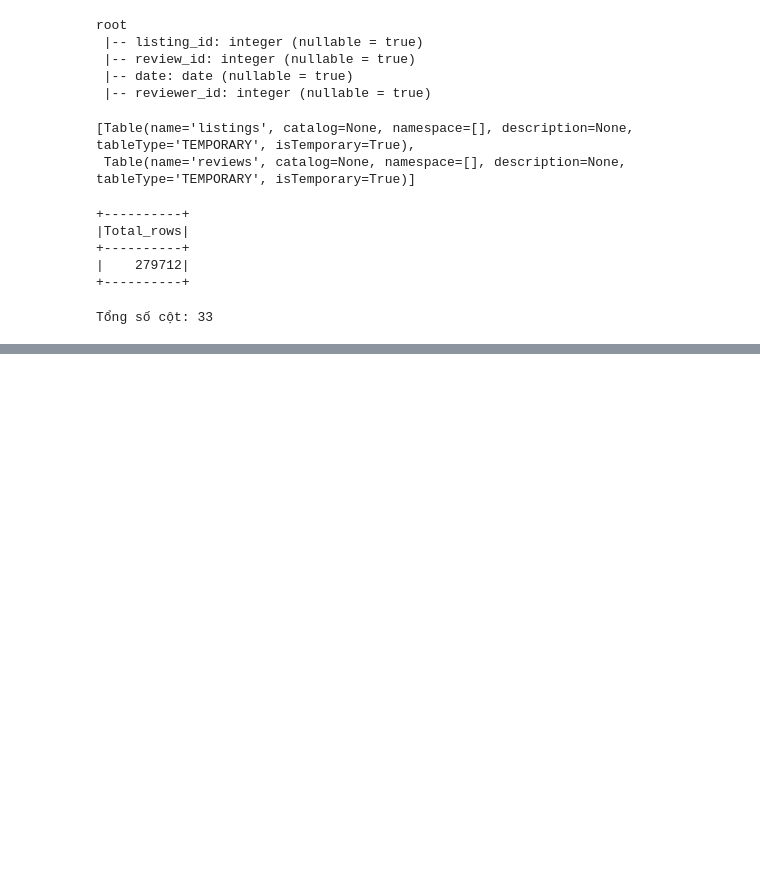
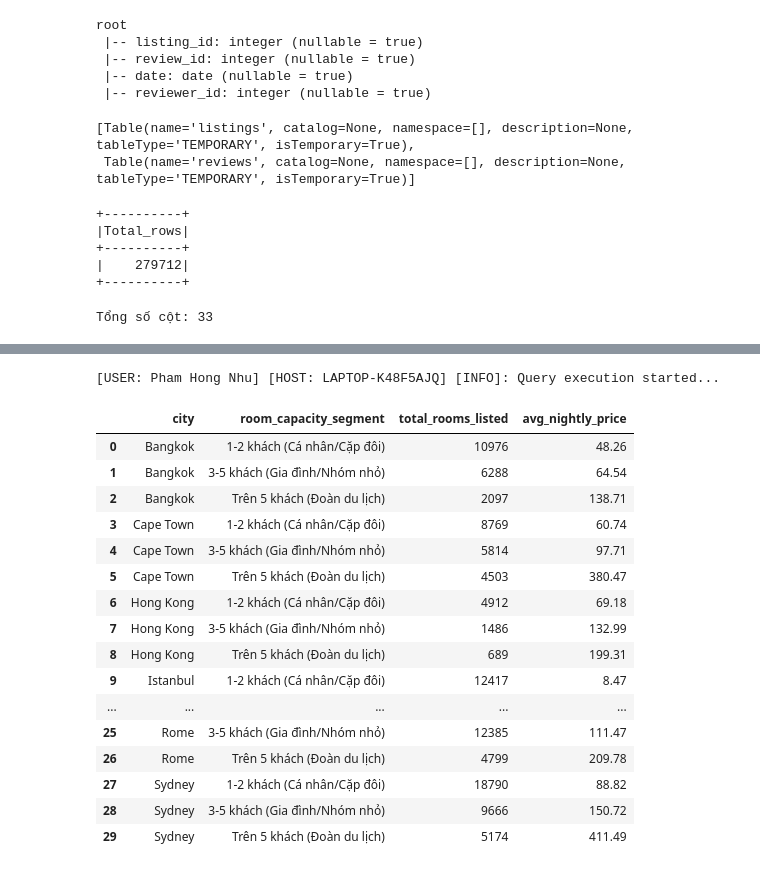
Before and after one commit to nhupham31231022752/N17_DuLieuLonVaUngDung, a Jupyter notebook: src/Airbnb_SparkSQL.ipynb, the cells around one changed output, grey strips where cells are left out. Cells and saved outputs as stored; diff of their text form; code cells hidden in the pictures; blank space fills up the shorter version.

Commit message:
Cap nhat cau truy van 2,3,7

```diff
--- a/src/Airbnb_SparkSQL.ipynb
+++ b/src/Airbnb_SparkSQL.ipynb
@@ -155,0 +182,40 @@ Tổng số cột: 33
+# %%
+# Câu truy vấn 3: Cơ cấu nguồn cung phòng và giá thuê theo quy mô sức chứa khách tại từng thành phố
+print(f"{get_system_context()} [INFO]: Query execution started...")
+spark.sql("""SELECT
+   city,
+   CASE
+       WHEN accommodates <= 2 THEN '1-2 khách (Cá nhân/Cặp đôi)'
+       WHEN accommodates BETWEEN 3 AND 5 THEN '3-5 khách (Gia đình/Nhóm nhỏ)'
+       ELSE 'Trên 5 khách (Đoàn du lịch)'
+   END AS room_capacity_segment,
+   COUNT(listing_id) AS total_rooms_listed,
+   ROUND(AVG(price_usd), 2) AS avg_nightly_price
+FROM listings
+WHERE accommodates IS NOT NULL
+GROUP BY city,
+   CASE
+       WHEN accommodates <= 2 THEN '1-2 khách (Cá nhân/Cặp đôi)'
+       WHEN accommodates BETWEEN 3 AND 5 THEN '3-5 khách (Gia đình/Nhóm nhỏ)'
+       ELSE 'Trên 5 khách (Đoàn du lịch)'
+   END
+ORDER BY city,room_capacity_segment ASC;""").toPandas()
+# %% [output]
+[USER: Pham Hong Nhu] [HOST: LAPTOP-K48F5AJQ] [INFO]: Query execution started...
+|  | city | room_capacity_segment | total_rooms_listed | avg_nightly_price |
+| 0 | Bangkok | 1-2 khách (Cá nhân/Cặp đôi) | 10976 | 48.26 |
+| 1 | Bangkok | 3-5 khách (Gia đình/Nhóm nhỏ) | 6288 | 64.54 |
+| 2 | Bangkok | Trên 5 khách (Đoàn du lịch) | 2097 | 138.71 |
+| 3 | Cape Town | 1-2 khách (Cá nhân/Cặp đôi) | 8769 | 60.74 |
+| 4 | Cape Town | 3-5 khách (Gia đình/Nhóm nhỏ) | 5814 | 97.71 |
+| 5 | Cape Town | Trên 5 khách (Đoàn du lịch) | 4503 | 380.47 |
+| 6 | Hong Kong | 1-2 khách (Cá nhân/Cặp đôi) | 4912 | 69.18 |
+| 7 | Hong Kong | 3-5 khách (Gia đình/Nhóm nhỏ) | 1486 | 132.99 |
+| 8 | Hong Kong | Trên 5 khách (Đoàn du lịch) | 689 | 199.31 |
+| 9 | Istanbul | 1-2 khách (Cá nhân/Cặp đôi) | 12417 | 8.47 |
+| ... | ... | ... | ... | ... |
+| 25 | Rome | 3-5 khách (Gia đình/Nhóm nhỏ) | 12385 | 111.47 |
+| 26 | Rome | Trên 5 khách (Đoàn du lịch) | 4799 | 209.78 |
+| 27 | Sydney | 1-2 khách (Cá nhân/Cặp đôi) | 18790 | 88.82 |
+| 28 | Sydney | 3-5 khách (Gia đình/Nhóm nhỏ) | 9666 | 150.72 |
+| 29 | Sydney | Trên 5 khách (Đoàn du lịch) | 5174 | 411.49 |
```
Also changed, not shown: parts of 2 cells of this notebook.
